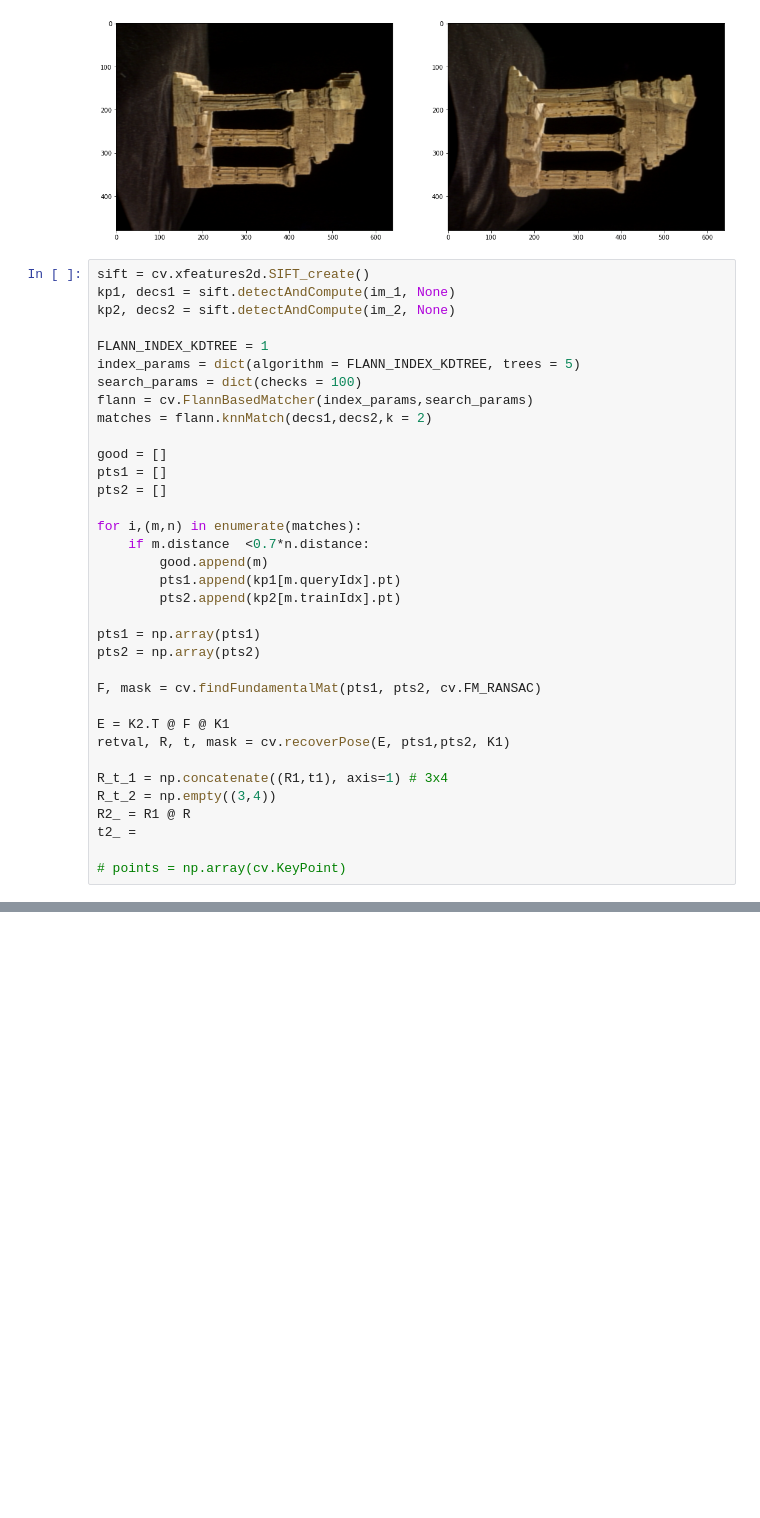
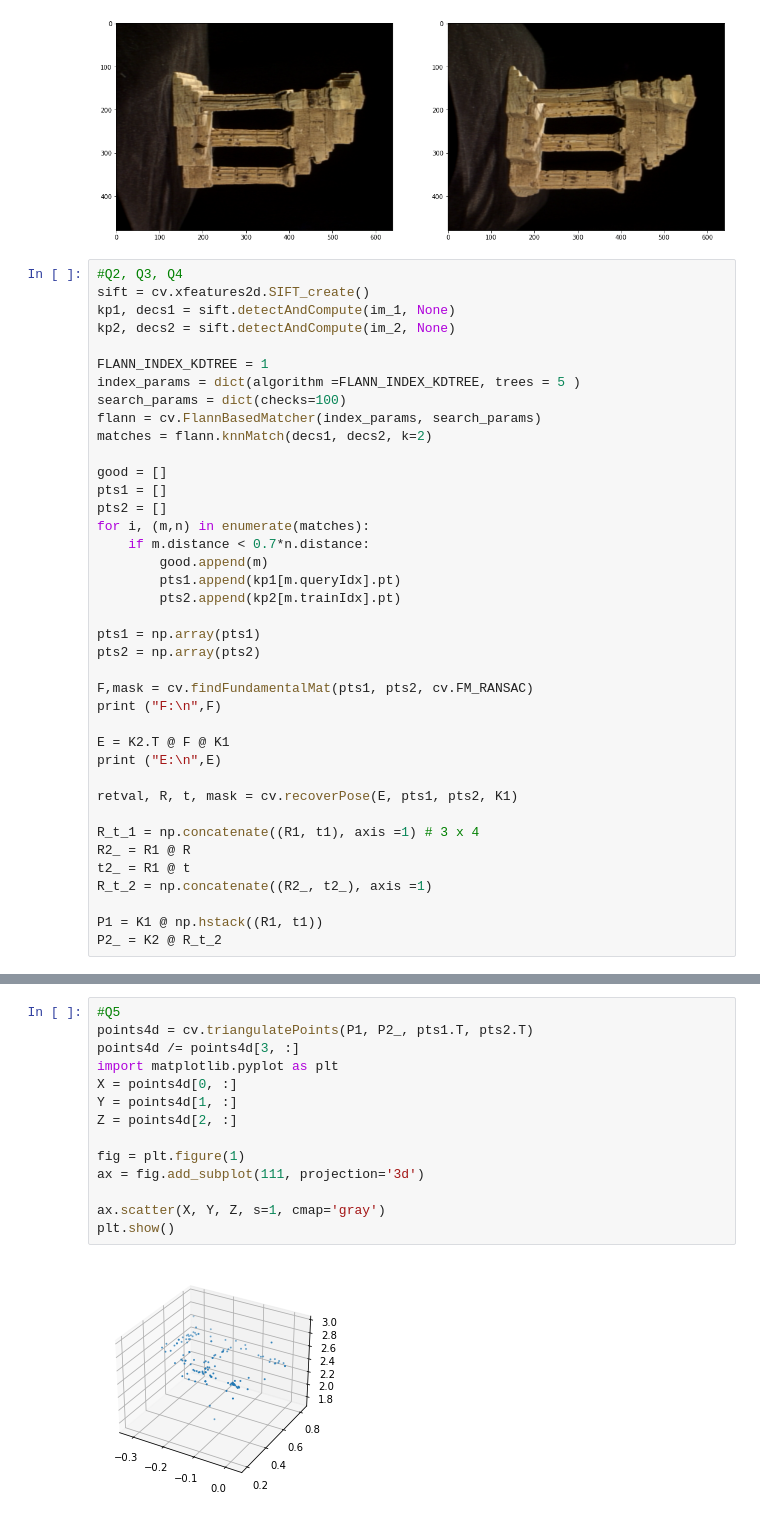
Before and after one commit to limalkasadith/S4-EN2550-Workspace, a Jupyter notebook: Exercises/Exersise 9/190538N_Excercise_09.ipynb, the cells around one changed output, grey strips where cells are left out. Drawn from its saved outputs; the diff is of its cells as text; blank space fills up the shorter version.

```diff
--- a/Exercises/Exersise 9/190538N_Excercise_09.ipynb
+++ b/Exercises/Exersise 9/190538N_Excercise_09.ipynb
@@ -36,22 +36,22 @@ plt.show()
 # %% [output]
 [figure]
 # %%
+#Q2, Q3, Q4
 sift = cv.xfeatures2d.SIFT_create()
 kp1, decs1 = sift.detectAndCompute(im_1, None)
 kp2, decs2 = sift.detectAndCompute(im_2, None)
 
 FLANN_INDEX_KDTREE = 1
-index_params = dict(algorithm = FLANN_INDEX_KDTREE, trees = 5)
-search_params = dict(checks = 100)
-flann = cv.FlannBasedMatcher(index_params,search_params)
-matches = flann.knnMatch(decs1,decs2,k = 2)
+index_params = dict(algorithm =FLANN_INDEX_KDTREE, trees = 5 )
+search_params = dict(checks=100)
+flann = cv.FlannBasedMatcher(index_params, search_params)
+matches = flann.knnMatch(decs1, decs2, k=2)
 
 good = []
 pts1 = []
 pts2 = []
-
-for i,(m,n) in enumerate(matches):
-    if m.distance  <0.7*n.distance:
+for i, (m,n) in enumerate(matches):
+    if m.distance < 0.7*n.distance:
         good.append(m)
         pts1.append(kp1[m.queryIdx].pt)
         pts2.append(kp2[m.trainIdx].pt)
@@ -59,14 +59,18 @@ for i,(m,n) in enumerate(matches):
 pts1 = np.array(pts1)
 pts2 = np.array(pts2)
 
-F, mask = cv.findFundamentalMat(pts1, pts2, cv.FM_RANSAC)
+F,mask = cv.findFundamentalMat(pts1, pts2, cv.FM_RANSAC)
+print ("F:\n",F)
 
 E = K2.T @ F @ K1
-retval, R, t, mask = cv.recoverPose(E, pts1,pts2, K1)
+print ("E:\n",E)
 
-R_t_1 = np.concatenate((R1,t1), axis=1) # 3x4
-R_t_2 = np.empty((3,4))
+retval, R, t, mask = cv.recoverPose(E, pts1, pts2, K1)
+
+R_t_1 = np.concatenate((R1, t1), axis =1) # 3 x 4
 R2_ = R1 @ R
-t2_ =
+t2_ = R1 @ t
+R_t_2 = np.concatenate((R2_, t2_), axis =1)
 
-# points = np.array(cv.KeyPoint)
+P1 = K1 @ np.hstack((R1, t1))
+P2_ = K2 @ R_t_2
@@ -78,0 +86,16 @@ array([[ 1.19353197e-06,  1.48128487e-05, -2.65668422e-02],
+# %%
+#Q5
+points4d = cv.triangulatePoints(P1, P2_, pts1.T, pts2.T)
+points4d /= points4d[3, :]
+import matplotlib.pyplot as plt
+X = points4d[0, :]
+Y = points4d[1, :]
+Z = points4d[2, :]
+
+fig = plt.figure(1)
+ax = fig.add_subplot(111, projection='3d')
+
+ax.scatter(X, Y, Z, s=1, cmap='gray')
+plt.show()
+# %% [output]
+[figure, added]
```
Also changed, not shown: parts of 2 cells of this notebook.
